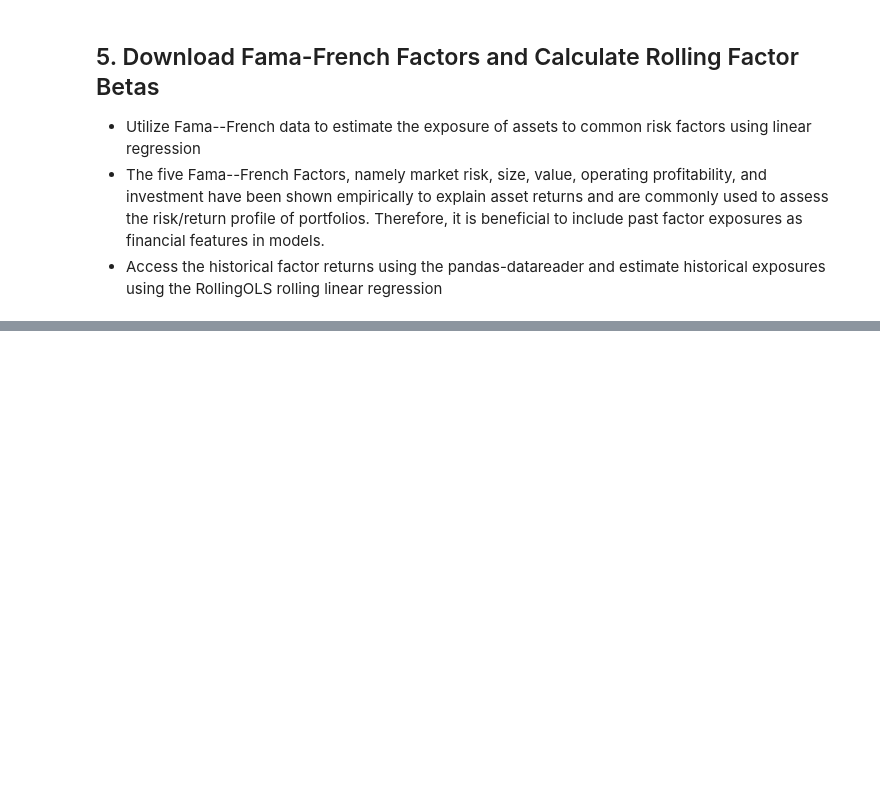
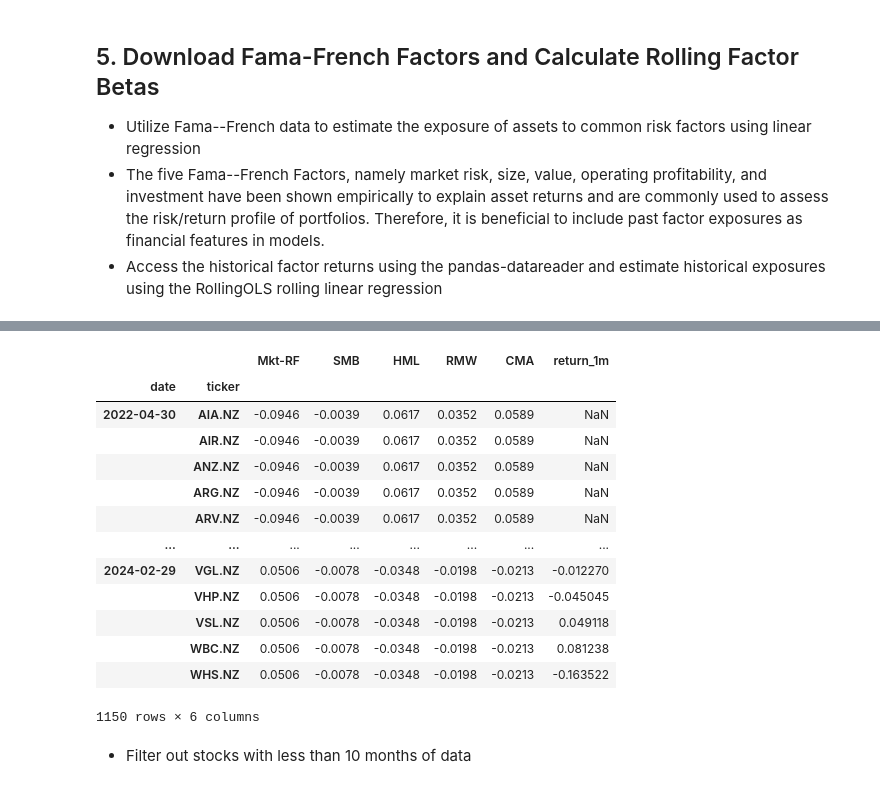
Before and after one commit to amm7903/NZX50, a Jupyter notebook: nzx50_attempt_2.ipynb, the cells around one changed output, grey strips where cells are left out. Drawn from its saved outputs; the diff is of its cells as text; code cells hidden in the pictures; blank space fills up the shorter version.

```diff
--- a/nzx50_attempt_2.ipynb
+++ b/nzx50_attempt_2.ipynb
@@ -221,0 +229,31 @@ data
+# %%
+factor_data = web.DataReader('F-F_Research_Data_5_Factors_2x3',
+                               'famafrench',
+                               start='2010')[0].drop('RF', axis=1)
+
+factor_data.index = factor_data.index.to_timestamp()
+
+factor_data = factor_data.resample('M').last().div(100)
+
+factor_data.index.name = 'date'
+
+factor_data = factor_data.join(data['return_1m']).sort_index()
+
+factor_data
+# %% [output]
+|  |  | Mkt-RF | SMB | HML | RMW | CMA | return_1m |
+| date | ticker |  |  |  |  |  |  |
+| 2022-04-30 | AIA.NZ | -0.0946 | -0.0039 | 0.0617 | 0.0352 | 0.0589 | NaN |
+|  | AIR.NZ | -0.0946 | -0.0039 | 0.0617 | 0.0352 | 0.0589 | NaN |
+|  | ANZ.NZ | -0.0946 | -0.0039 | 0.0617 | 0.0352 | 0.0589 | NaN |
+|  | ARG.NZ | -0.0946 | -0.0039 | 0.0617 | 0.0352 | 0.0589 | NaN |
+|  | ARV.NZ | -0.0946 | -0.0039 | 0.0617 | 0.0352 | 0.0589 | NaN |
+| ... | ... | ... | ... | ... | ... | ... | ... |
+| 2024-02-29 | VGL.NZ | 0.0506 | -0.0078 | -0.0348 | -0.0198 | -0.0213 | -0.012270 |
+|  | VHP.NZ | 0.0506 | -0.0078 | -0.0348 | -0.0198 | -0.0213 | -0.045045 |
+|  | VSL.NZ | 0.0506 | -0.0078 | -0.0348 | -0.0198 | -0.0213 | 0.049118 |
+|  | WBC.NZ | 0.0506 | -0.0078 | -0.0348 | -0.0198 | -0.0213 | 0.081238 |
+|  | WHS.NZ | 0.0506 | -0.0078 | -0.0348 | -0.0198 | -0.0213 | -0.163522 |
+1150 rows × 6 columns
+# %% [markdown]
+* Filter out stocks with less than 10 months of data
```
Also changed, not shown: parts of 10 cells of this notebook.
